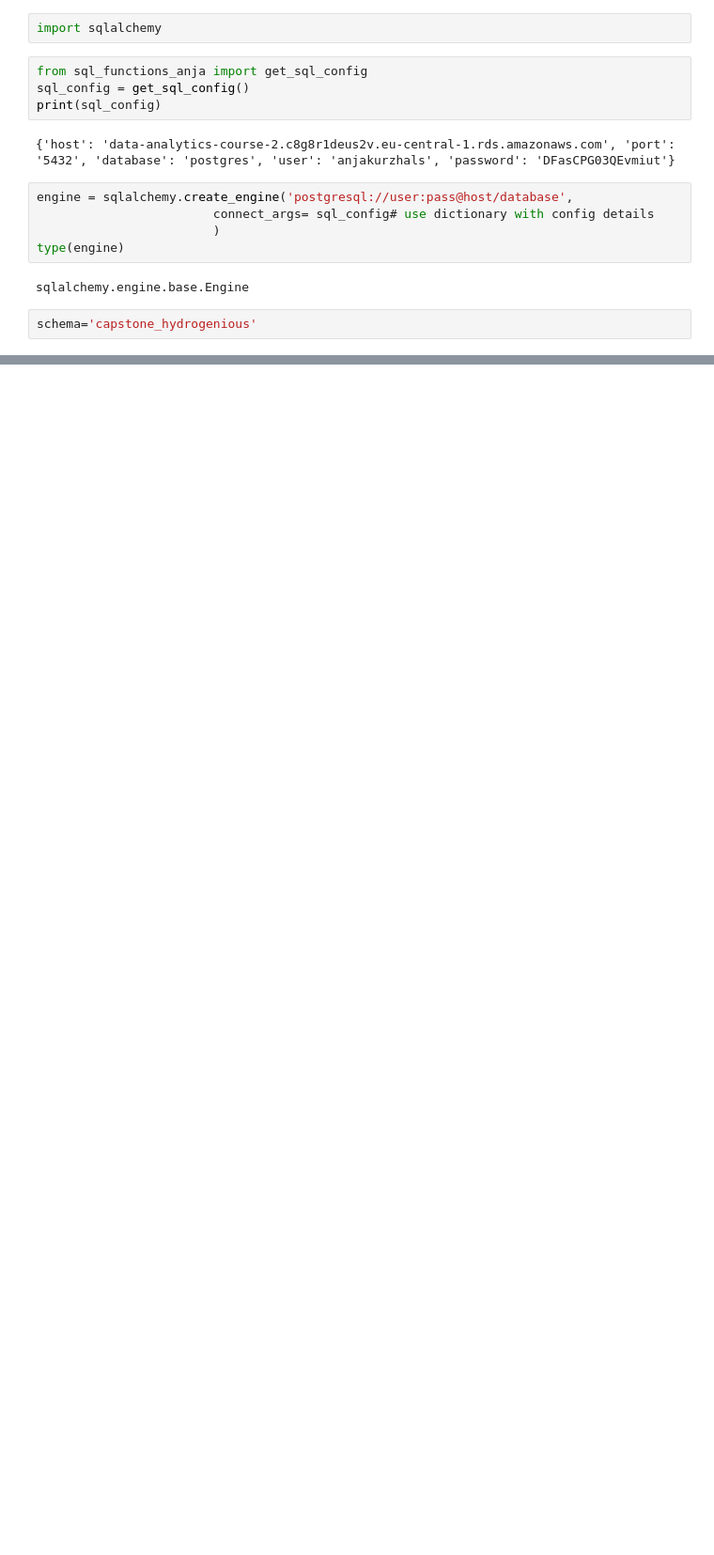
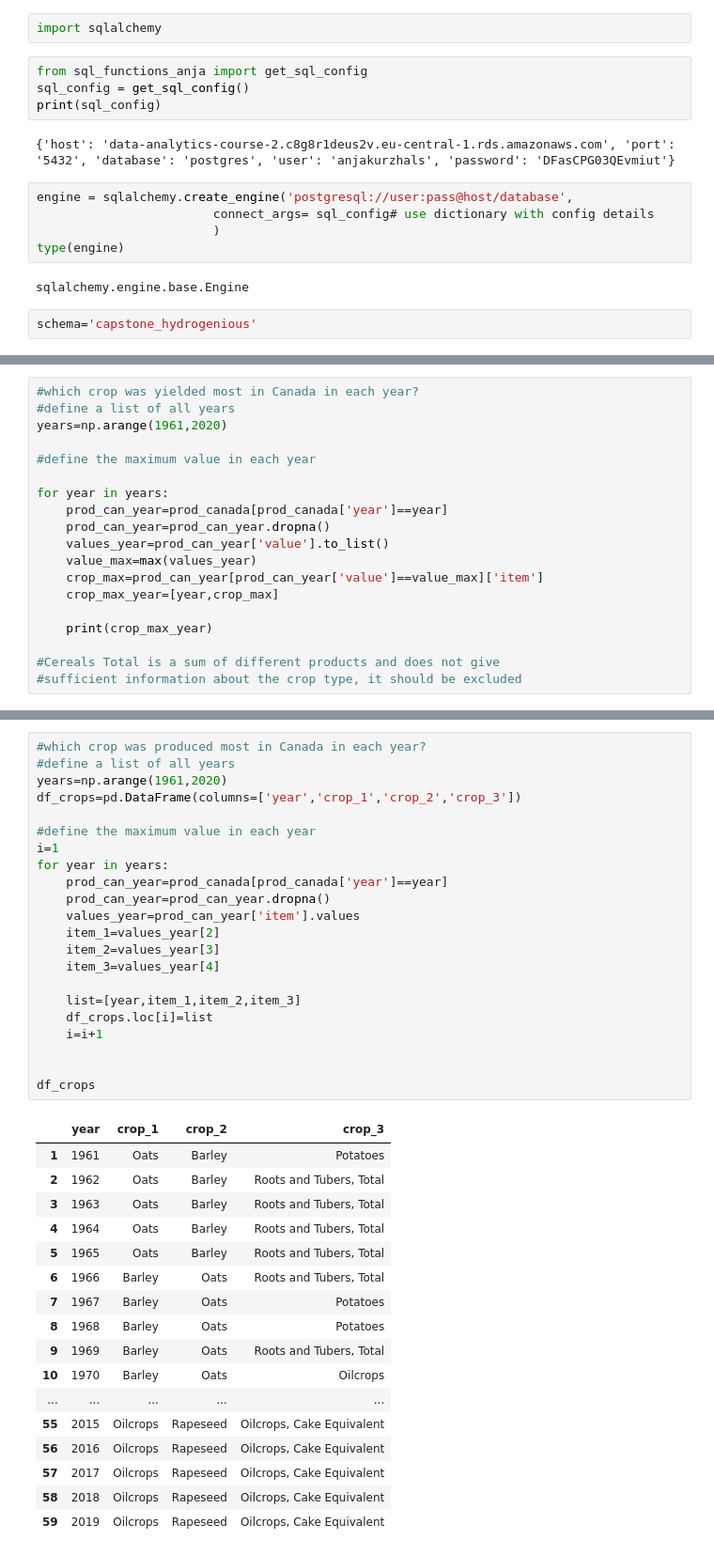
Before and after one commit to ElnazSaeidi/capstone-project-AEJS, a Jupyter notebook: Crop_Data_Anja.ipynb, the cells around one changed output, grey strips where cells are left out. Shown at 94% size. Saved outputs shown, nothing was run; the diff lists cells and outputs as text; blank space fills up the shorter version.

Commit message:
actualization of  the files Crop_Data_Anja.ipynb and weather_data_anja.ipynb

```diff
--- a/Crop_Data_Anja.ipynb
+++ b/Crop_Data_Anja.ipynb
@@ -208,0 +224,19 @@ AttributeError: 'NoneType' object has no attribute 'drop'
+# %%
+#which crop was yielded most in Canada in each year?
+#define a list of all years
+years=np.arange(1961,2020)
+
+#define the maximum value in each year
+
+for year in years:
+    prod_can_year=prod_canada[prod_canada['year']==year]
+    prod_can_year=prod_can_year.dropna()
+    values_year=prod_can_year['value'].to_list()
+    value_max=max(values_year)
+    crop_max=prod_can_year[prod_can_year['value']==value_max]['item']
+    crop_max_year=[year,crop_max]
+
+    print(crop_max_year)
+
+#Cereals Total is a sum of different products and does not give
+#sufficient information about the crop type, it should be excluded
@@ -208,0 +263,40 @@ AttributeError: 'NoneType' object has no attribute 'drop'
+# %%
+#which crop was produced most in Canada in each year?
+#define a list of all years
+years=np.arange(1961,2020)
+df_crops=pd.DataFrame(columns=['year','crop_1','crop_2','crop_3'])
+
+#define the maximum value in each year
+i=1
+for year in years:
+    prod_can_year=prod_canada[prod_canada['year']==year]
+    prod_can_year=prod_can_year.dropna()
+    values_year=prod_can_year['item'].values
+    item_1=values_year[2]
+    item_2=values_year[3]
+    item_3=values_year[4]
+
+    list=[year,item_1,item_2,item_3]
+    df_crops.loc[i]=list
+    i=i+1
+
+
+df_crops
+# %% [output]
+|  | year | crop_1 | crop_2 | crop_3 |
+| 1 | 1961 | Oats | Barley | Potatoes |
+| 2 | 1962 | Oats | Barley | Roots and Tubers, Total |
+| 3 | 1963 | Oats | Barley | Roots and Tubers, Total |
+| 4 | 1964 | Oats | Barley | Roots and Tubers, Total |
+| 5 | 1965 | Oats | Barley | Roots and Tubers, Total |
+| 6 | 1966 | Barley | Oats | Roots and Tubers, Total |
+| 7 | 1967 | Barley | Oats | Potatoes |
+| 8 | 1968 | Barley | Oats | Potatoes |
+| 9 | 1969 | Barley | Oats | Roots and Tubers, Total |
+| 10 | 1970 | Barley | Oats | Oilcrops |
+| ... | ... | ... | ... | ... |
+| 55 | 2015 | Oilcrops | Rapeseed | Oilcrops, Cake Equivalent |
+| 56 | 2016 | Oilcrops | Rapeseed | Oilcrops, Cake Equivalent |
+| 57 | 2017 | Oilcrops | Rapeseed | Oilcrops, Cake Equivalent |
+| 58 | 2018 | Oilcrops | Rapeseed | Oilcrops, Cake Equivalent |
+| 59 | 2019 | Oilcrops | Rapeseed | Oilcrops, Cake Equivalent |
```
Also changed, not shown: parts of 12 cells of this notebook.
